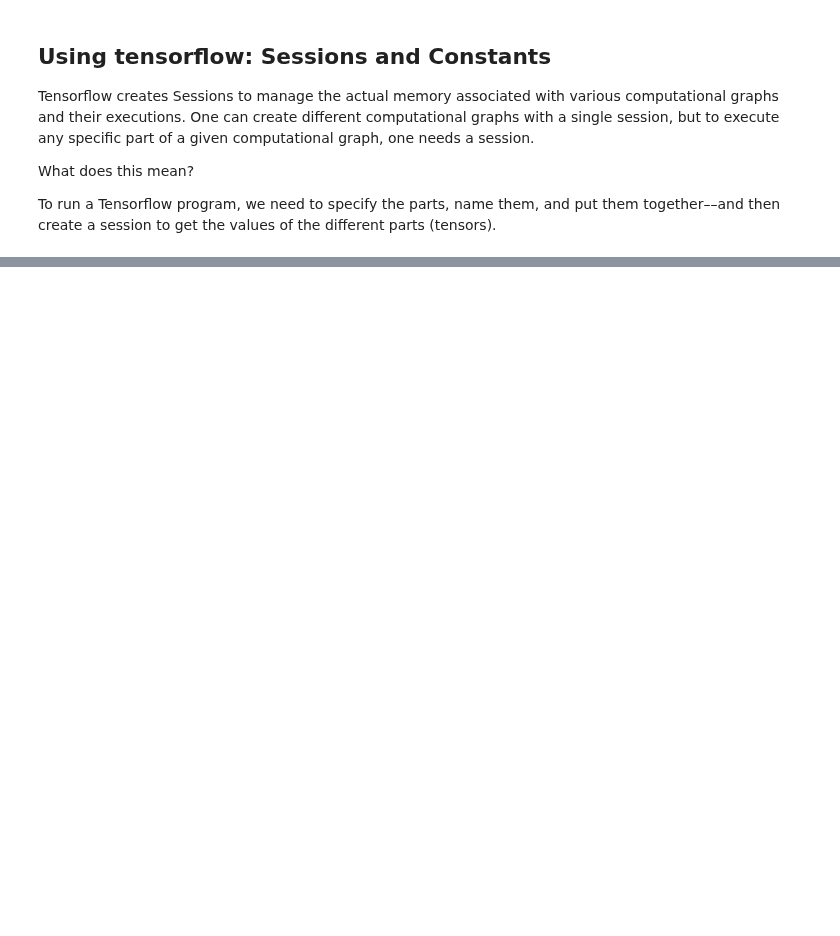
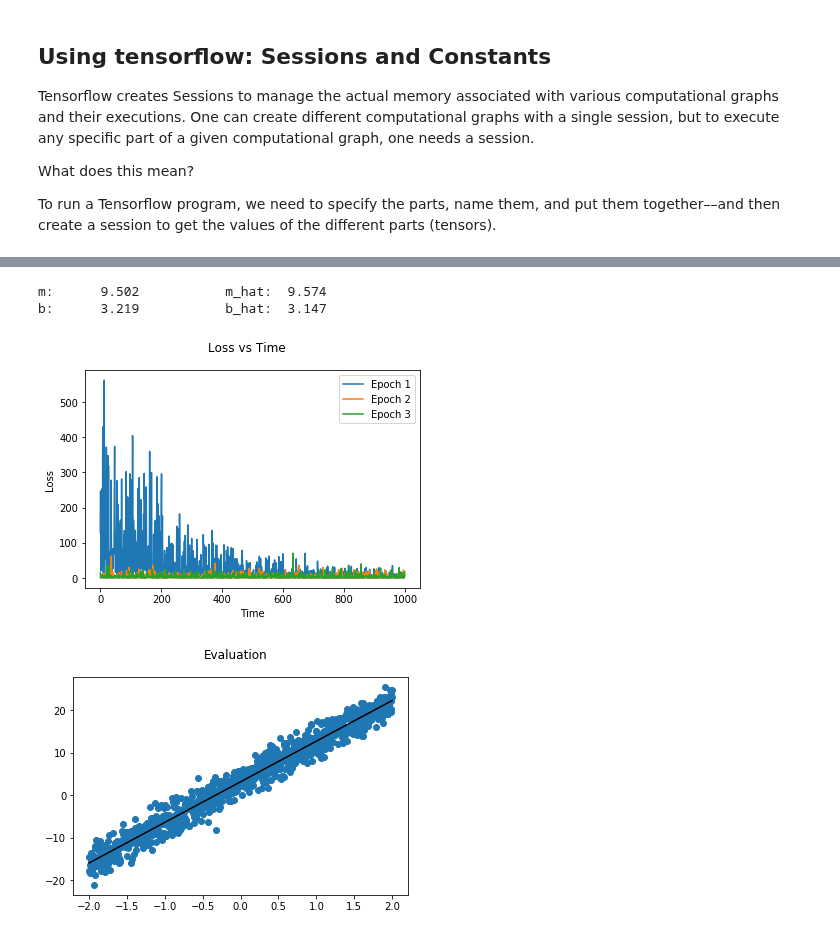
Before and after one commit to SUSA-org/crash-course, a Jupyter notebook: Tensorflow.ipynb, the cells around one changed output, grey strips where cells are left out. Drawn from its saved outputs; the diff is of its cells as text; code cells hidden in the pictures; blank space fills up the shorter version.

```diff
--- a/Tensorflow.ipynb
+++ b/Tensorflow.ipynb
@@ -71,0 +162,80 @@ plt.show()
+# %%
+with tf.Session(graph=tf.Graph()) as sess:
+    # Data Input
+    # ---------------------------------------------
+    x_in = tf.placeholder(tf.float32, name='x_input')
+    labels = tf.placeholder(tf.float32, name='y_input')
+
+    # Variable Declaration
+    # ---------------------------------------------
+    m = tf.Variable(tf.random_normal([1]),name='slope')
+    b = tf.Variable(tf.random_normal([1]),name='bias')
+
+    # Operations
+    # ---------------------------------------------
+    y_hat = x_in*m + b
+    loss = tf.losses.mean_squared_error(labels, y_hat)
+
+    # Optimizers & Initialization
+    # ---------------------------------------------
+    opt = tf.train.GradientDescentOptimizer(learning_rate=1e-3).minimize(loss)
+    init_op = tf.global_variables_initializer()
+
+    # Execution
+    # ---------------------------------------------
+    sess.run(init_op)
+
+    # Training
+    # ---------------------------------------------
+
+    #   Visual code (Loss)
+    fig, ax = plt.subplots()
+    handles = []
+    legend_labels = []
+
+    for i in range(3):
+        """
+        i: the training cycle we are on (called an epoch)
+        For every training cycle, randomly permute the indices to the x & y data, and iteratively train on that.
+        This is called Stochatistic Gradient Descent. Hence we use the Gradient Descent Optimizer.
+        (Other optimizers won't work on this style of training LOL)
+.        """
+        indices = np.random.permutation(len(x))
+        losses = []
+        for k in indices:
+            # The results of running each operation are returned into result = [result of opt, result of loss]
+            result = sess.run([opt,loss], feed_dict={x_in: [x[k]], labels: [ys[k]]})
+
+            # Store the losses in an array for visualization
+            losses.append(result[1])
+
+        # Some more visual code to plot the losses
+        line_handle, = ax.plot(list(range(len(x))),losses)
+        handles.append(line_handle)
+        legend_labels.append("Epoch {}".format(i+1))
+
+    #   Visual code (Loss)
+    fig.suptitle("Loss vs Time")
+    ax.set_xlabel("Time")
+    ax.set_ylabel("Loss")
+    ax.legend(handles, legend_labels)
+    fig.show()
+
+    # Visualizing
+    # ---------------------------------------------
+    print('m:\t{0:4.3f}\t\tm_hat:\t{1[0]:4.3f}'.format(slope,sess.run(m)))
+    print('b:\t{0:4.3f}\t\tb_hat:\t{1[0]:4.3f}'.format(bias,sess.run(b)))
+
+    out = []
+    for dat in x:
+        out.append(sess.run(y_hat, feed_dict={x_in:[dat]}))
+    fig, ax = plt.subplots()
+    ax.scatter(x, ys)
+    ax.plot(x, out,color='black')
+    fig.suptitle("Evaluation")
+    fig.show()
+# %% [output]
+m:      9.502           m_hat:  9.574
+b:      3.219           b_hat:  3.147
+[figure, added]
+[figure, added]
```
Also changed, not shown: parts of 15 cells of this notebook.
